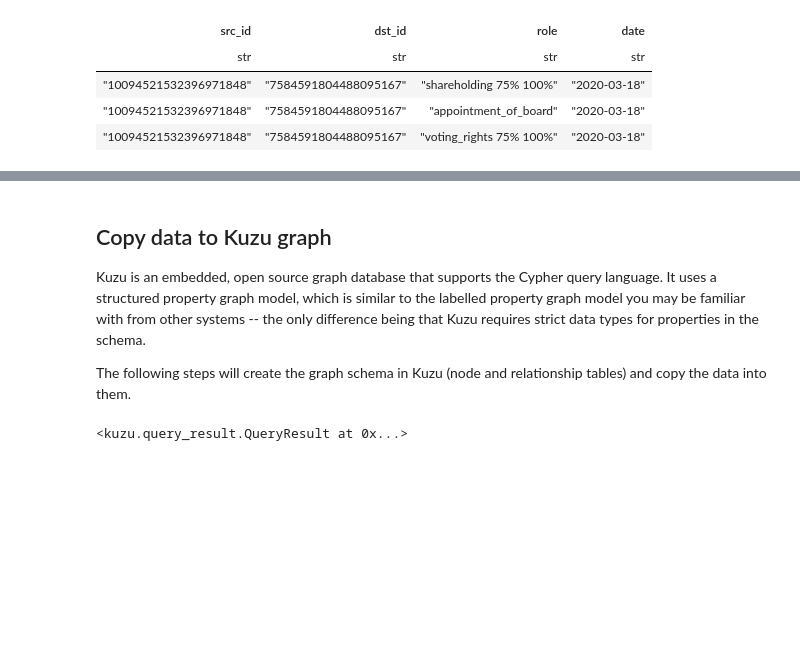
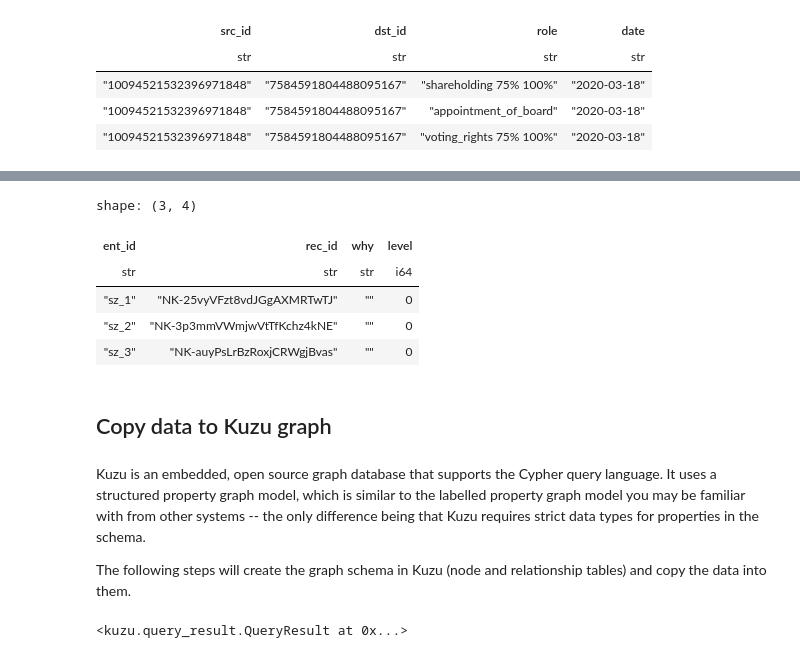
Before and after one commit to kuzudb/entity-resolved-kg-senzing-kuzu, a Jupyter notebook: create_graph.ipynb, the cells around one changed output, grey strips where cells are left out. Drawn from its saved outputs; the diff is of its cells as text; code cells hidden in the pictures; blank space fills up the shorter version.

```diff
--- a/create_graph.ipynb
+++ b/create_graph.ipynb
@@ -180,9 +173,16 @@ The final step to preprocess the data for our graph is to separate the entities
 # %%
-df_sz_os = df_sz.filter(pl.col("source") == "OPEN-SANCTIONS").select("ent_id", "rec_id", "why", "level")
-df_sz_oo = df_sz.filter(pl.col("source") == "OPEN-OWNERSHIP").select("ent_id", "rec_id", "why", "level")
+df_sz_os = sz_export.df_rec.filter(pl.col("source") == "OPEN-SANCTIONS").select("ent_id", "rec_id", "why", "level")
+df_sz_os.head(3)
+# %% [output]
+shape: (3, 4)
+| ent_id | rec_id | why | level |
+| str | str | str | i64 |
+| "sz_1" | "NK-25vyVFzt8vdJGgAXMRTwTJ" | "" | 0 |
+| "sz_2" | "NK-3p3mmVWmjwVtTfKchz4kNE" | "" | 0 |
+| "sz_3" | "NK-auyPsLrBzRoxjCRWgjBvas" | "" | 0 |
+# %% [markdown]
+## Copy data to Kuzu graph
 # %% [markdown]
-## Copy data to Kuzu graph
-
 Kuzu is an embedded, open source graph database that supports the Cypher query language. It uses a structured property graph model, which is similar to the labelled property graph model you may be familiar with from other systems -- the only difference being that Kuzu requires strict data types for properties in the schema.
 
 The following steps will create the graph schema in Kuzu (node and relationship tables) and copy the data into them.
```
Also changed, not shown: parts of 33 cells of this notebook, 3 other files.
